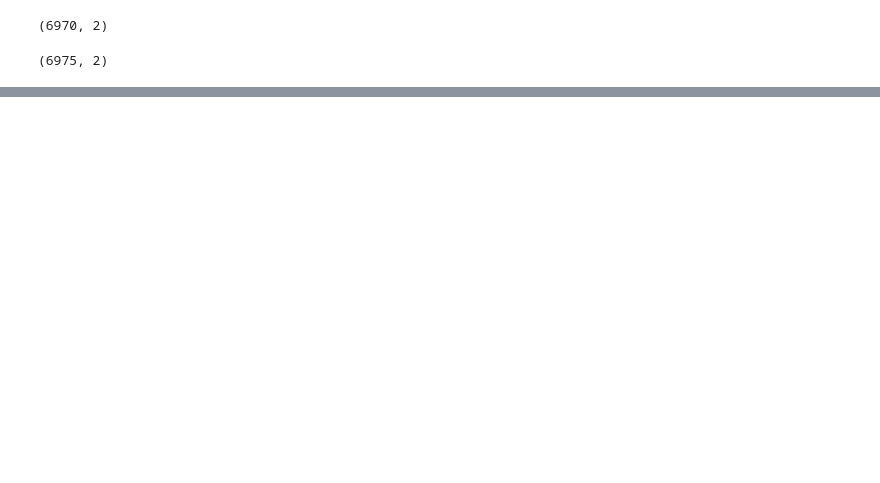
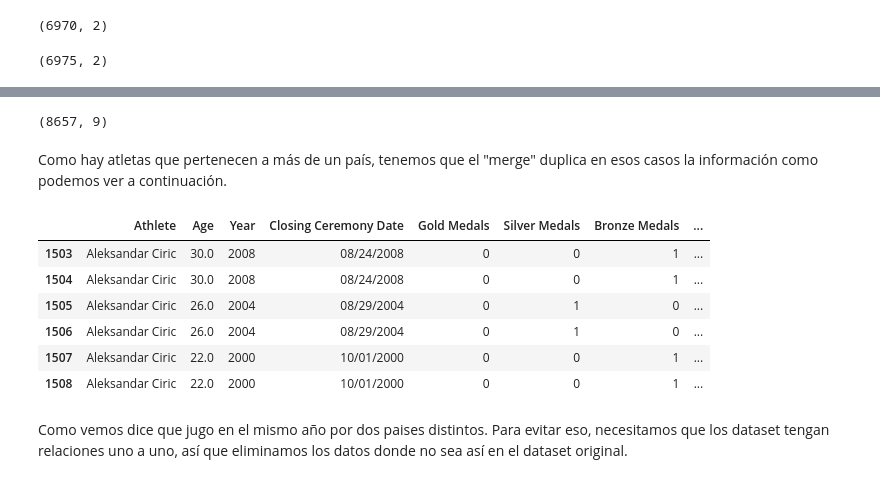
Before and after one commit to Byhako/cursoUdemyAI, a Jupyter notebook: notebooks/3-Editar_dataFrame.ipynb, the cells around one changed output, grey strips where cells are left out. Cells and saved outputs as stored; diff of their text form; code cells hidden in the pictures; blank space fills up the shorter version.

Commit message:
concatenando con merge

```diff
--- a/notebooks/3-Editar_dataFrame.ipynb
+++ b/notebooks/3-Editar_dataFrame.ipynb
@@ -380,3 +385,7 @@ sport = pd.read_csv(filepath + 'Athelete_Sports_Map.csv', encoding='ISO-8859-1')
 sport.shape
 # %% [output]
 (6975, 2)
+# %%
+# Uniendo medallas con pais
+medals_country = pd.merge(left=medals, right=country, left_on='Athlete', right_on='Athlete')
+medals_country.head()
@@ -382,0 +399,18 @@ sport.shape
+# %%
+medals_country.shape
+# %% [output]
+(8657, 9)
+# %% [markdown]
+Como hay atletas que pertenecen a más de un país, tenemos que el "merge" duplica en esos casos la información como podemos ver a continuación.
+# %%
+medals_country[medals_country['Athlete'] == 'Aleksandar Ciric']
+# %% [output]
+|  | Athlete | Age | Year | Closing Ceremony Date | Gold Medals | Silver Medals | Bronze Medals | ... |
+| 1503 | Aleksandar Ciric | 30.0 | 2008 | 08/24/2008 | 0 | 0 | 1 | ... |
+| 1504 | Aleksandar Ciric | 30.0 | 2008 | 08/24/2008 | 0 | 0 | 1 | ... |
+| 1505 | Aleksandar Ciric | 26.0 | 2004 | 08/29/2004 | 0 | 1 | 0 | ... |
+| 1506 | Aleksandar Ciric | 26.0 | 2004 | 08/29/2004 | 0 | 1 | 0 | ... |
+| 1507 | Aleksandar Ciric | 22.0 | 2000 | 10/01/2000 | 0 | 0 | 1 | ... |
+| 1508 | Aleksandar Ciric | 22.0 | 2000 | 10/01/2000 | 0 | 0 | 1 | ... |
+# %% [markdown]
+Como vemos dice que jugo en el mismo año por dos paises distintos.  Para evitar eso, necesitamos que los dataset tengan relaciones uno a uno, así que eliminamos los datos donde no sea así en el dataset original.
```
Also changed, not shown: parts of 25 cells of this notebook.
